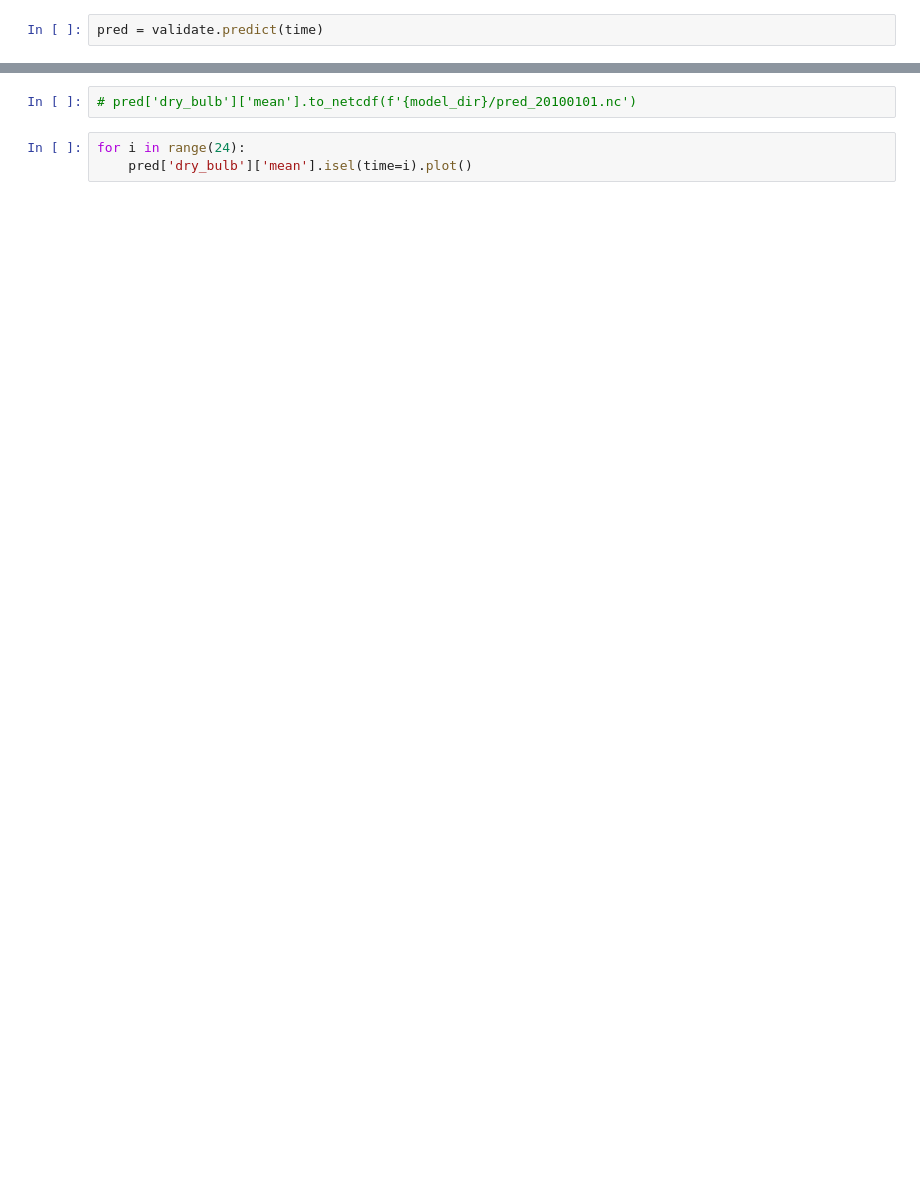
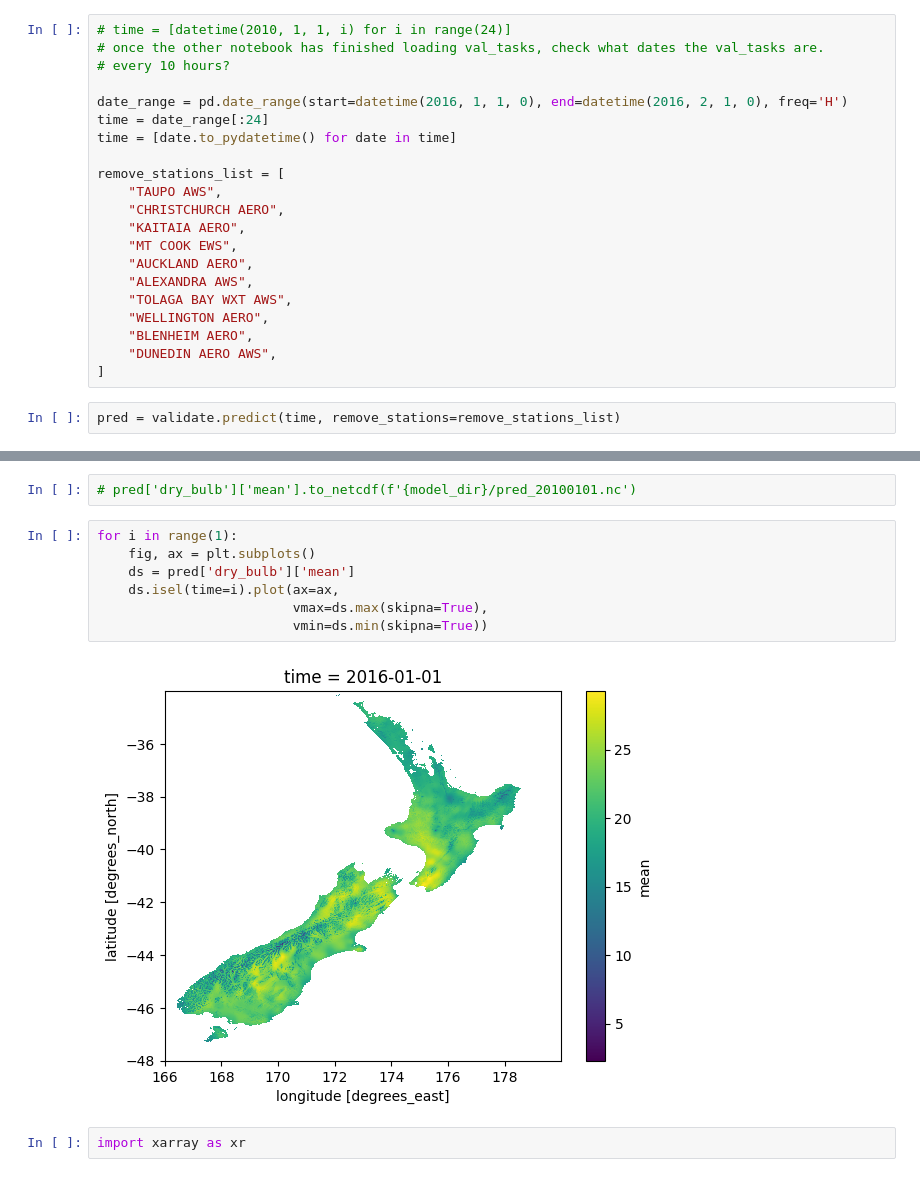
Before and after one commit to oriordanemily/deepsensorNZ, a Jupyter notebook: experiments/deepsensor/emily_dev_local/validation.ipynb, the cells around one changed output, grey strips where cells are left out. Saved outputs shown, nothing was run; the diff lists cells and outputs as text; blank space fills up the shorter version.

```diff
--- a/experiments/deepsensor/emily_dev_local/validation.ipynb
+++ b/experiments/deepsensor/emily_dev_local/validation.ipynb
@@ -26,3 +26,24 @@ time = [datetime(2010, 1, 1, i) for i in range(24)]
+# %%
+# time = [datetime(2010, 1, 1, i) for i in range(24)]
+# once the other notebook has finished loading val_tasks, check what dates the val_tasks are.
+# every 10 hours?
+
+date_range = pd.date_range(start=datetime(2016, 1, 1, 0), end=datetime(2016, 2, 1, 0), freq='H')
+time = date_range[:24]
+time = [date.to_pydatetime() for date in time]
+
+remove_stations_list = [
+    "TAUPO AWS",
+    "CHRISTCHURCH AERO",
+    "KAITAIA AERO",
+    "MT COOK EWS",
+    "AUCKLAND AERO",
+    "ALEXANDRA AWS",
+    "TOLAGA BAY WXT AWS",
+    "WELLINGTON AERO",
+    "BLENHEIM AERO",
+    "DUNEDIN AERO AWS",
+]
 # %%
-pred = validate.predict(time)
+pred = validate.predict(time, remove_stations=remove_stations_list)
 # %% [output]
@@ -49,5 +64,13 @@ decoder_scale inferred from TaskLoader: 0.004
 # %%
 # pred['dry_bulb']['mean'].to_netcdf(f'{model_dir}/pred_20100101.nc')
 # %%
-for i in range(24):
-    pred['dry_bulb']['mean'].isel(time=i).plot()
+for i in range(1):
+    fig, ax = plt.subplots()
+    ds = pred['dry_bulb']['mean']
+    ds.isel(time=i).plot(ax=ax,
+                         vmax=ds.max(skipna=True),
+                         vmin=ds.min(skipna=True))
+# %% [output]
+[figure, added]
+# %%
+import xarray as xr
```
Also changed, not shown: parts of 4 cells of this notebook, 5 other files.
